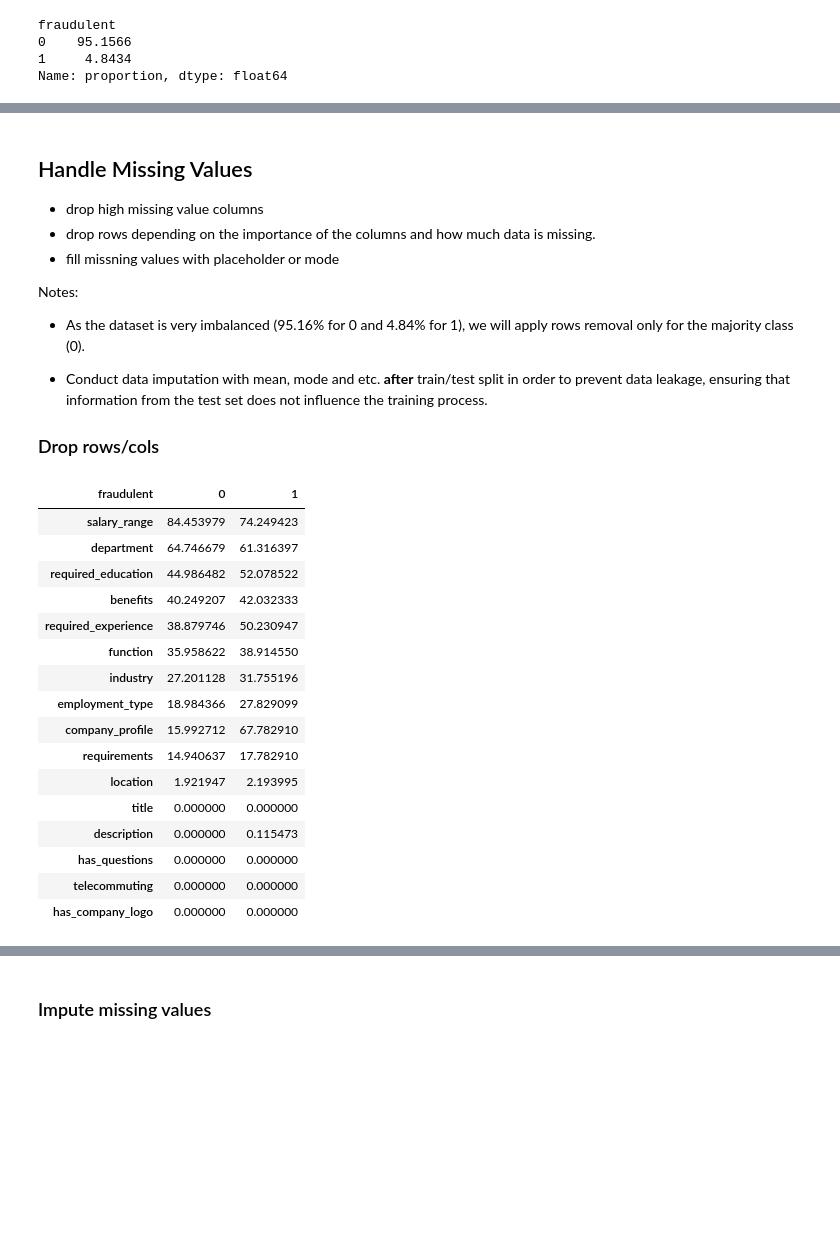
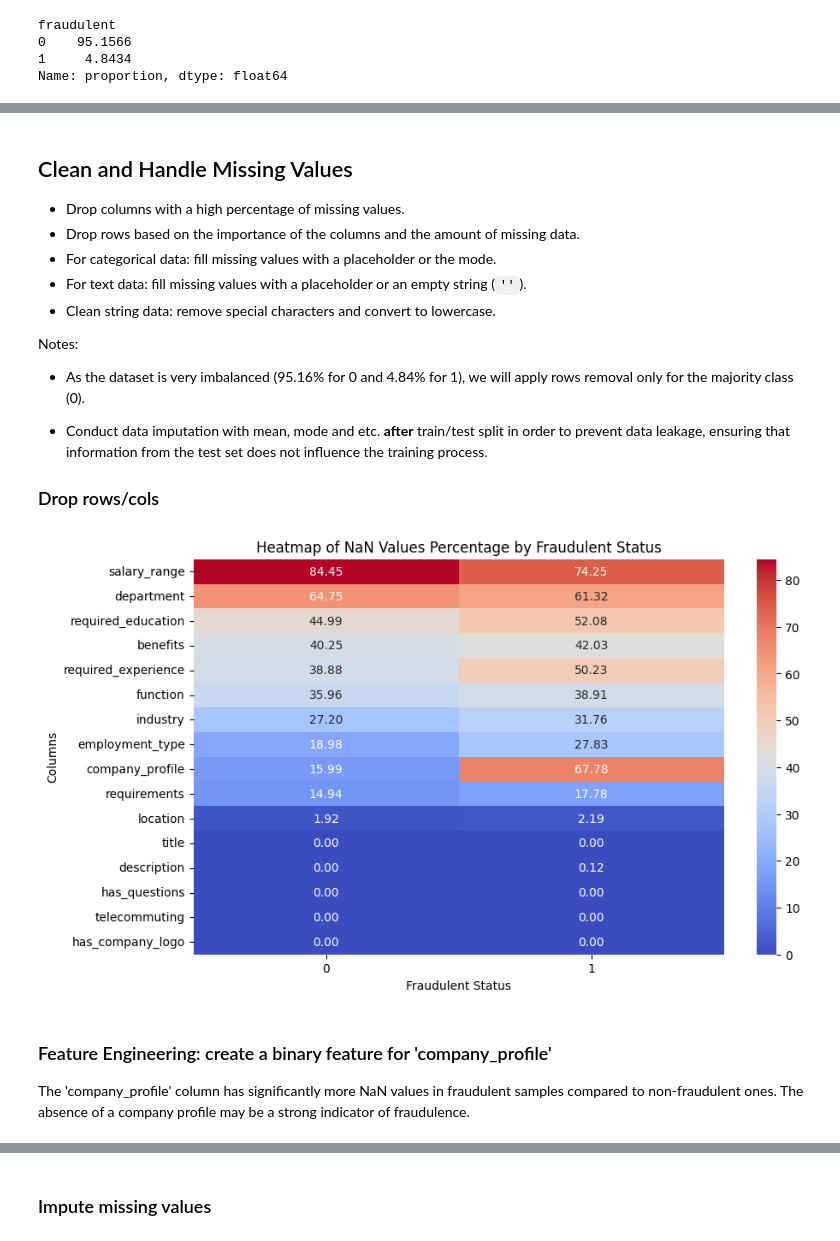
Before and after one commit to geekcourses/RealFakeJobPostingPrediction_Mitko, a Jupyter notebook: src/data_preprocessing.ipynb, the cells around one changed output, grey strips where cells are left out. Drawn from its saved outputs; the diff is of its cells as text; code cells hidden in the pictures; blank space fills up the shorter version.

```diff
--- a/src/data_preprocessing.ipynb
+++ b/src/data_preprocessing.ipynb
@@ -183,9 +216,11 @@ text_columns = [
 # %% [markdown]
-## Handle Missing Values
+## Clean and Handle Missing Values
 
-- drop high missing value columns
-- drop rows depending on the importance of the columns and how much data is missing.
-- fill missning values with placeholder or mode
+- Drop columns with a high percentage of missing values.
+- Drop rows based on the importance of the columns and the amount of missing data.
+- For categorical data: fill missing values with a placeholder or the mode.
+- For text data: fill missing values with a placeholder or an empty string (`''`).
+- Clean string data: remove special characters and convert to lowercase.
 
 Notes:
 
@@ -197,29 +232,25 @@ Notes:
 # %%
 # Check for NaN values (in percentage) grouped by 'fraudulent' and sort the counts
 df.groupby('fraudulent').apply(
     lambda group: group.isna().mean()*100, include_groups=False
 ).T.sort_values(by=0, ascending=False)
+
+# Create a heatmap
+plt.figure(figsize=(10, 6))
+sns.heatmap(nan_percentage, annot=True, cmap='coolwarm', fmt='.2f')
+plt.title('Heatmap of NaN Values Percentage by Fraudulent Status')
+plt.xlabel('Fraudulent Status')
+plt.ylabel('Columns')
+plt.show()
 # %% [output]
-| fraudulent | 0 | 1 |
-| salary_range | 84.453979 | 74.249423 |
-| department | 64.746679 | 61.316397 |
-| required_education | 44.986482 | 52.078522 |
-| benefits | 40.249207 | 42.032333 |
-| required_experience | 38.879746 | 50.230947 |
-| function | 35.958622 | 38.914550 |
-| industry | 27.201128 | 31.755196 |
-| employment_type | 18.984366 | 27.829099 |
-| company_profile | 15.992712 | 67.782910 |
-| requirements | 14.940637 | 17.782910 |
-| location | 1.921947 | 2.193995 |
-| title | 0.000000 | 0.000000 |
-| description | 0.000000 | 0.115473 |
-| has_questions | 0.000000 | 0.000000 |
-| telecommuting | 0.000000 | 0.000000 |
-| has_company_logo | 0.000000 | 0.000000 |
+[figure, added]
 # %%
 # Drop columns with a high percentage of missing values in both classes
 df.drop(columns=['salary_range', 'department'], inplace=True)
 # %%
 # drop rows with missing 'description'
 df.dropna(subset=['description'], inplace=True)
+# %% [markdown]
+### Feature Engineering: create a binary feature for 'company_profile'
+
+The 'company_profile' column has significantly more NaN values in fraudulent samples compared to non-fraudulent ones. The absence of a company profile may be a strong indicator of fraudulence.
```
Also changed, not shown: parts of 31 cells of this notebook.
